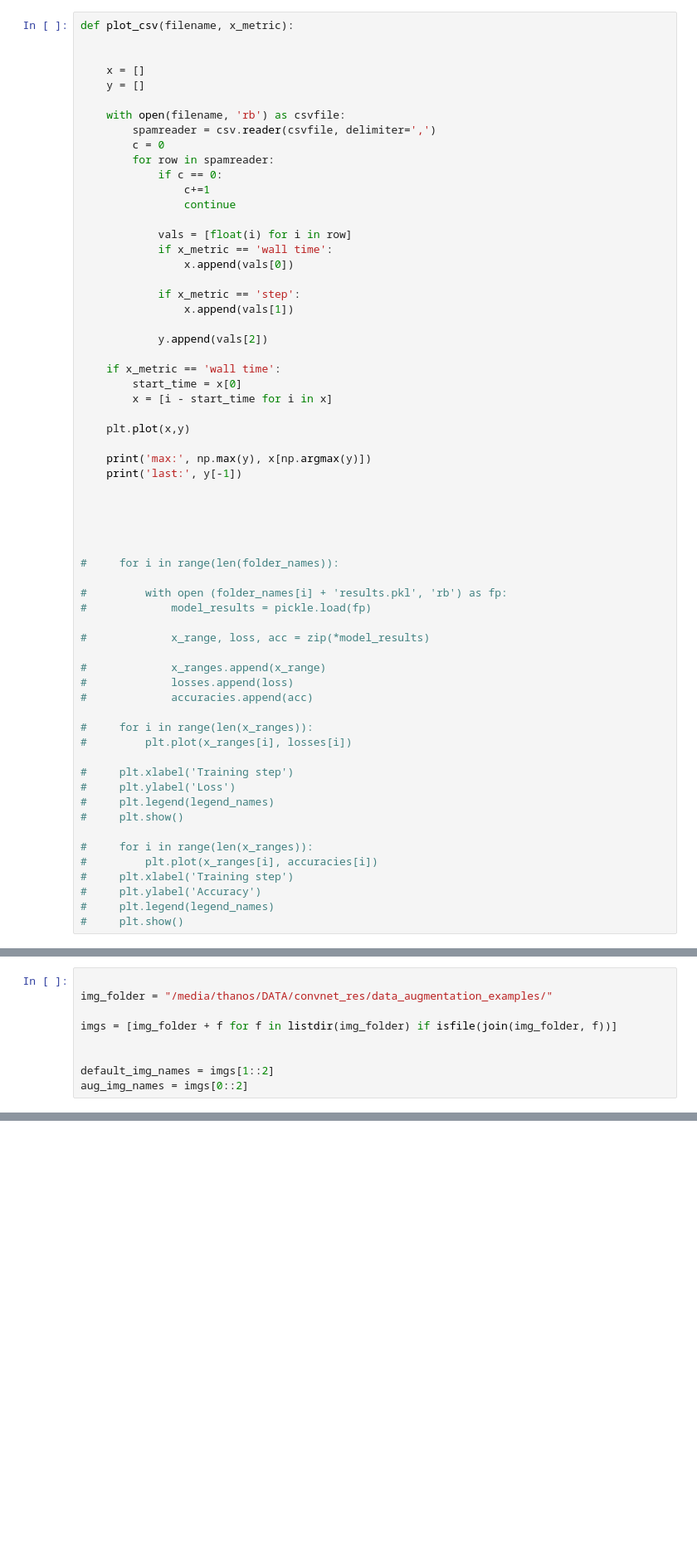
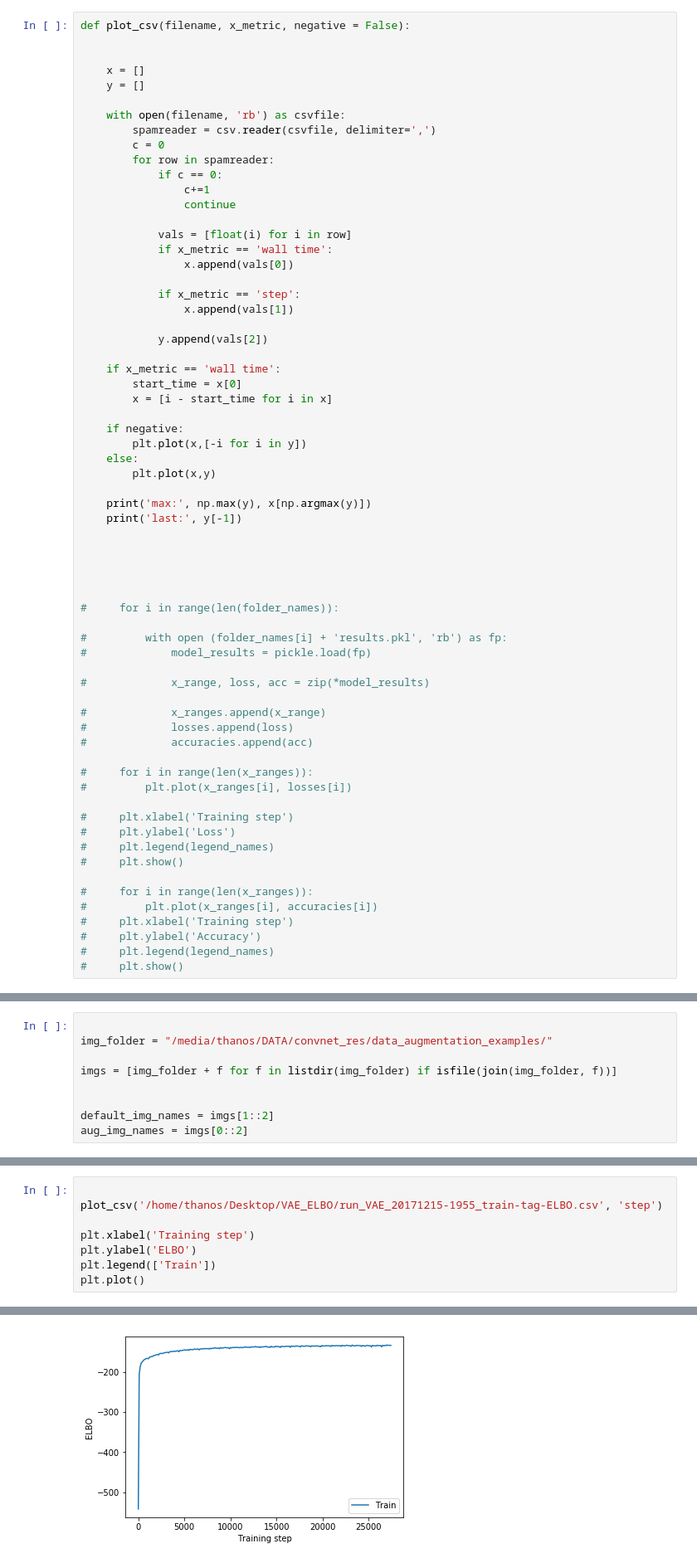
Before and after one commit to ThanosRoidis/Deep-Learning, a Jupyter notebook: plotting_csv.ipynb, the cells around one changed output, grey strips where cells are left out. Shown: that part at 83% size. Drawn from its saved outputs; the diff is of its cells as text; blank space fills up the shorter version.

```diff
--- a/Assignment 1/plotting.ipynb
+++ b/plotting_csv.ipynb
@@ -97,7 +97,7 @@ plot_numpy(folder_names, legend_names)
 # %% [markdown]
 ## Tensorflow plots
 # %%
-def plot_csv(filename, x_metric):
+def plot_csv(filename, x_metric, negative = False):
 
 
     x = []
@@ -124,7 +124,10 @@ def plot_csv(filename, x_metric):
         start_time = x[0]
         x = [i - start_time for i in x]
 
-    plt.plot(x,y)
+    if negative:
+        plt.plot(x,[-i for i in y])
+    else:
+        plt.plot(x,y)
 
     print('max:', np.max(y), x[np.argmax(y)])
     print('last:', y[-1])
@@ -539,0 +565,9 @@ imgs_comb.save( 'augmentation_examples.png' )
+# %%
+
+plot_csv('/home/thanos/Desktop/VAE_ELBO/run_VAE_20171215-1955_train-tag-ELBO.csv', 'step')
+
+plt.xlabel('Training step')
+plt.ylabel('ELBO')
+plt.legend(['Train'])
+plt.plot()
+# %% [output]
@@ -539,0 +577 @@ imgs_comb.save( 'augmentation_examples.png' )
+[figure, added]
```
Also changed, not shown: parts of 5 cells of this notebook, 5 other files.
